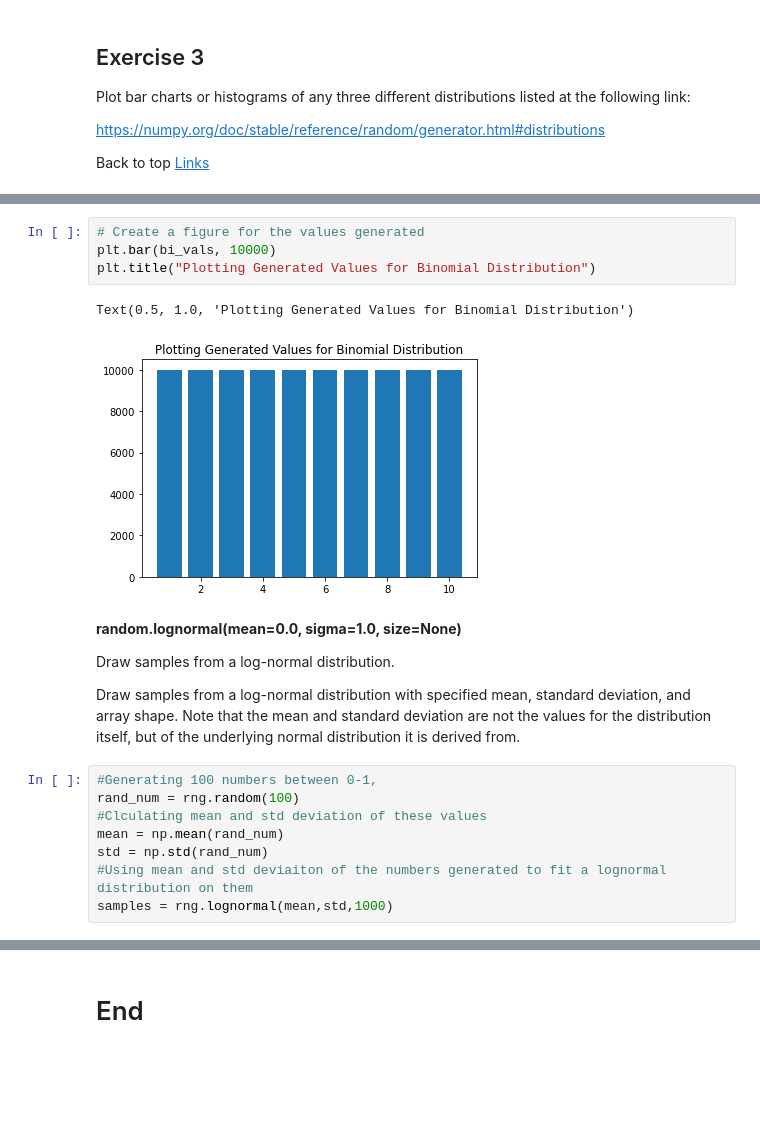
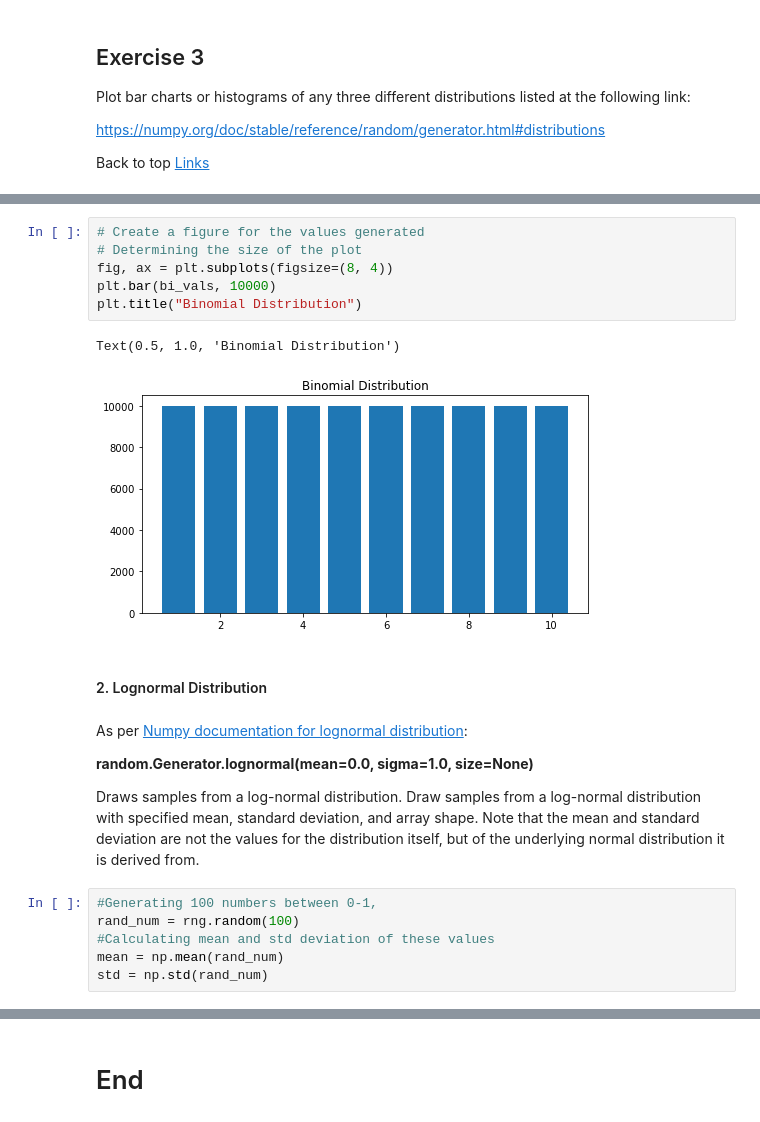
Before and after one commit to evaczeydapommersheim/Funddata---assessment, a Jupyter notebook: Practicals/02-Randomness.ipynb, the cells around one changed output, grey strips where cells are left out. Cells and saved outputs as stored; diff of their text form; blank space fills up the shorter version.

```diff
--- a/Practicals/02-Randomness.ipynb
+++ b/Practicals/02-Randomness.ipynb
@@ -200,24 +209,27 @@ array([ 7,  8, 10, ...,  9,  5, 10], dtype=int64)
 # %%
 # Create a figure for the values generated
+# Determining the size of the plot
+fig, ax = plt.subplots(figsize=(8, 4))
 plt.bar(bi_vals, 10000)
-plt.title("Plotting Generated Values for Binomial Distribution")
+plt.title("Binomial Distribution")
 # %% [output]
-Text(0.5, 1.0, 'Plotting Generated Values for Binomial Distribution')
+Text(0.5, 1.0, 'Binomial Distribution')
-[figure, old version]
+[figure, new version]
+# %% [markdown]
+#### 2. Lognormal Distribution
 # %% [markdown]
-**random.lognormal(mean=0.0, sigma=1.0, size=None)**
+As per [Numpy documentation for lognormal distribution](https://numpy.org/doc/stable/reference/random/generated/numpy.random.Generator.lognormal.html):
 
-Draw samples from a log-normal distribution.
+**random.Generator.lognormal(mean=0.0, sigma=1.0, size=None)**<p>
 
+Draws samples from a log-normal distribution.
 Draw samples from a log-normal distribution with specified mean, standard deviation, and array shape. Note that the mean and standard deviation are not the values for the distribution itself, but of the underlying normal distribution it is derived from.
 # %%
 #Generating 100 numbers between 0-1,
 rand_num = rng.random(100)
-#Clculating mean and std deviation of these values
+#Calculating mean and std deviation of these values
 mean = np.mean(rand_num)
 std = np.std(rand_num)
-#Using mean and std deviaiton of the numbers generated to fit a lognormal distribution on them
-samples = rng.lognormal(mean,std,1000)
 # %%
 rand_num
 # %% [output]
```
Also changed, not shown: parts of 19 cells of this notebook, 3 other files.
